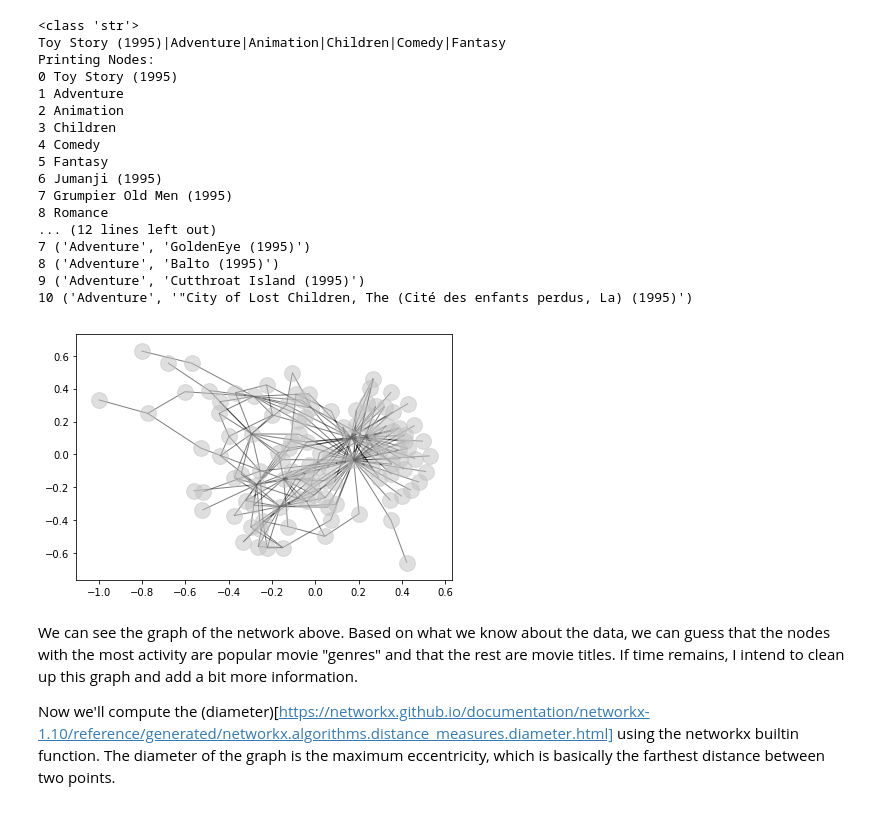
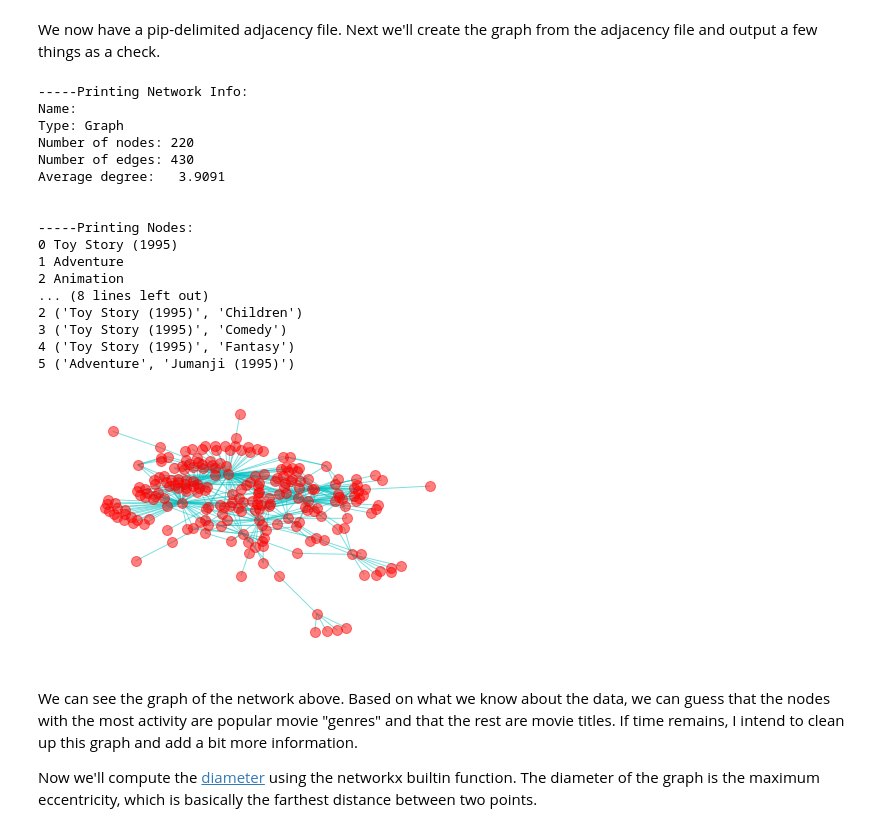
Before and after one commit to plb2018/data620, a Jupyter notebook: Week3/Week3 - Graph Visualization.ipynb, the cells around one changed output. Cells and saved outputs as stored; diff of their text form; code cells hidden in the pictures.

```diff
--- a/Week3/Week3 - Graph Visualization.ipynb
+++ b/Week3/Week3 - Graph Visualization.ipynb
@@ -52,67 +61,69 @@ print(movies["adjList"].head(5))
 Name: adjList, dtype: object
+# %% [markdown]
+We now have a pip-delimited adjacency file.  Next we'll create the graph from the adjacency file and output a few things as a check.
 # %%
-#print(movies.title.values)
 
-print(type(adjList[0]))
-print(adjList[0])
+#pull the adjList from github
+url = 'https://raw.githubusercontent.com/plb2018/data620/master/Week3/adj.csv'
+r = requests.get(url)
 
+#G=nx.read_adjlist(r,delimiter='|')
 G=nx.read_adjlist(localPath+'adj.csv',delimiter='|')
 
+print("-----Printing Network Info:")
+print(nx.info(G))
+print("\n")
 
 #check nodes and edges
-print("Printing Nodes:")
+print("-----Printing Nodes:")
 for i,node in enumerate(G.nodes()):
-    if i>10:
+    if i>5:
         break
     print(i,node)
 print("\n")
 
-print("Printing Edges:")
+print("-----Printing Edges:")
 for i,edge in enumerate(G.edges()):
-    if i>10:
+    if i>5:
         break
     print(i,edge)
+print("\n")
 # %% [output]
-<class 'str'>
-Toy Story (1995)|Adventure|Animation|Children|Comedy|Fantasy
-Printing Nodes:
+-----Printing Network Info:
+Name:
+Type: Graph
+Number of nodes: 220
+Number of edges: 430
+Average degree:   3.9091
+
+
+-----Printing Nodes:
 0 Toy Story (1995)
 1 Adventure
 2 Animation
-3 Children
-4 Comedy
-5 Fantasy
-6 Jumanji (1995)
-7 Grumpier Old Men (1995)
-8 Romance
-... (12 lines left out)
-7 ('Adventure', 'GoldenEye (1995)')
-8 ('Adventure', 'Balto (1995)')
-9 ('Adventure', 'Cutthroat Island (1995)')
-10 ('Adventure', '"City of Lost Children, The (Cité des enfants perdus, La) (1995)')
+... (8 lines left out)
+2 ('Toy Story (1995)', 'Children')
+3 ('Toy Story (1995)', 'Comedy')
+4 ('Toy Story (1995)', 'Fantasy')
+5 ('Adventure', 'Jumanji (1995)')
 # %%
 #draw and show the graph
-
-#nx.draw_networkx_nodes(G,node_size=800, node_color='silver')
-#nx.draw_networkx_edges(G,alpha=0.5,width=5,edge_color='m')
-#nx.draw_networkx_labels(G,font_size=10,font_weight="bold")
-
-nx.draw_networkx(G,with_labels=False,node_size=250,node_color='silver',alpha=0.5)
+nx.draw_networkx(G,with_labels=False,node_size=100,node_color='r',edge_color='c',alpha=0.5)
 
 #fix the margins
 plt.tight_layout()
 
 #turn off the axis
-plt.axis('on')
+plt.axis('off')
 
 #display the graph
 plt.show()
 # %% [output]
-[figure, old version]
+[figure, new version]
 # %% [markdown]
 We can see the graph of the network above.  Based on what we know about the data, we can guess that the nodes with the most activity are popular movie "genres" and that the rest are movie titles.  If time remains, I intend to clean up this graph and add a bit more information.
 
-Now we'll compute the (diameter)[https://networkx.github.io/documentation/networkx-1.10/reference/generated/networkx.algorithms.distance_measures.diameter.html] using the networkx builtin function.  The diameter of the graph is the maximum eccentricity, which is basically the farthest distance between two points.
+Now we'll compute the [diameter](https://networkx.github.io/documentation/networkx-1.10/reference/generated/networkx.algorithms.distance_measures.diameter.html) using the networkx builtin function.  The diameter of the graph is the maximum eccentricity, which is basically the farthest distance between two points.
 # %%
 d = nx.diameter(G)
 print(d)
```
Also changed, not shown: parts of 9 cells of this notebook, 1 other file.
